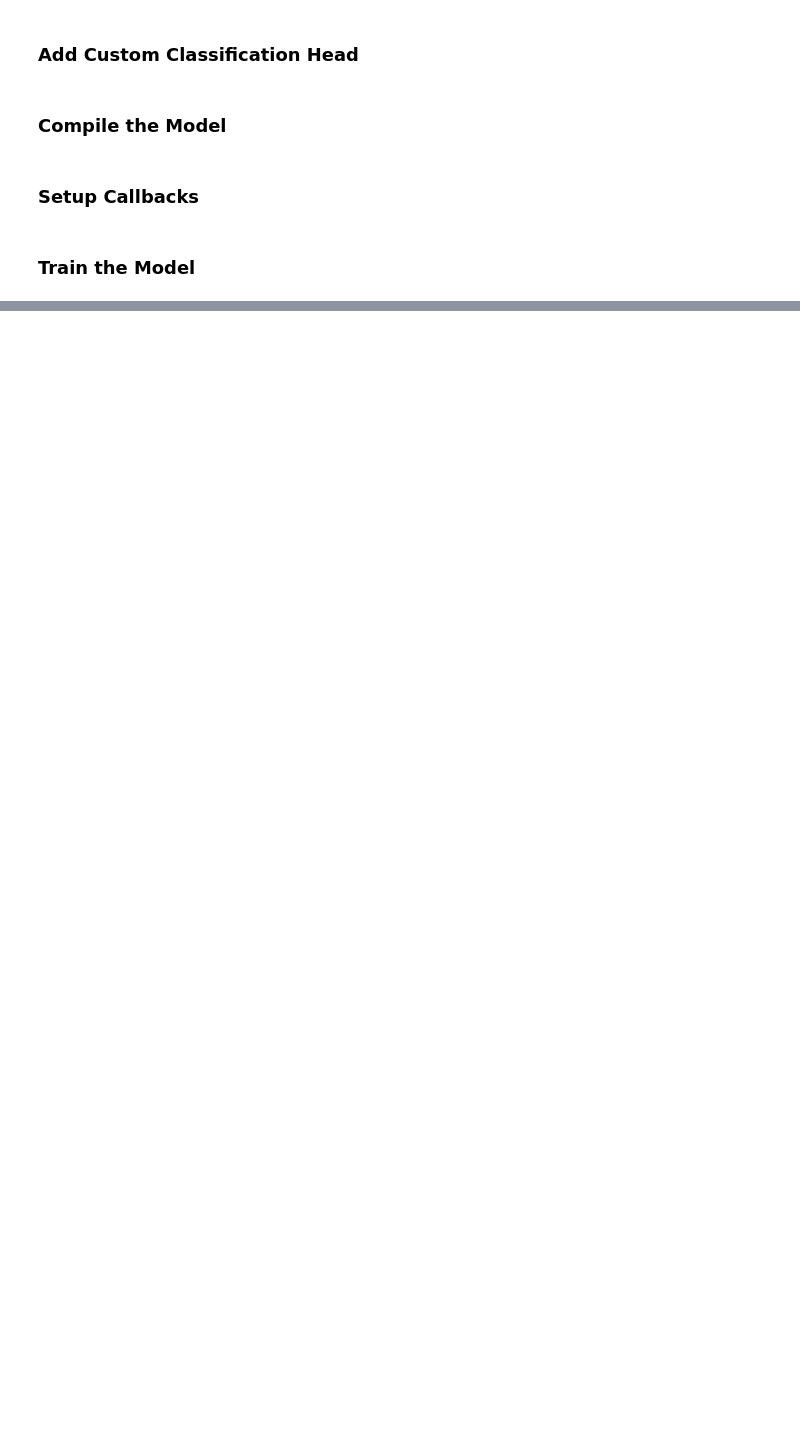
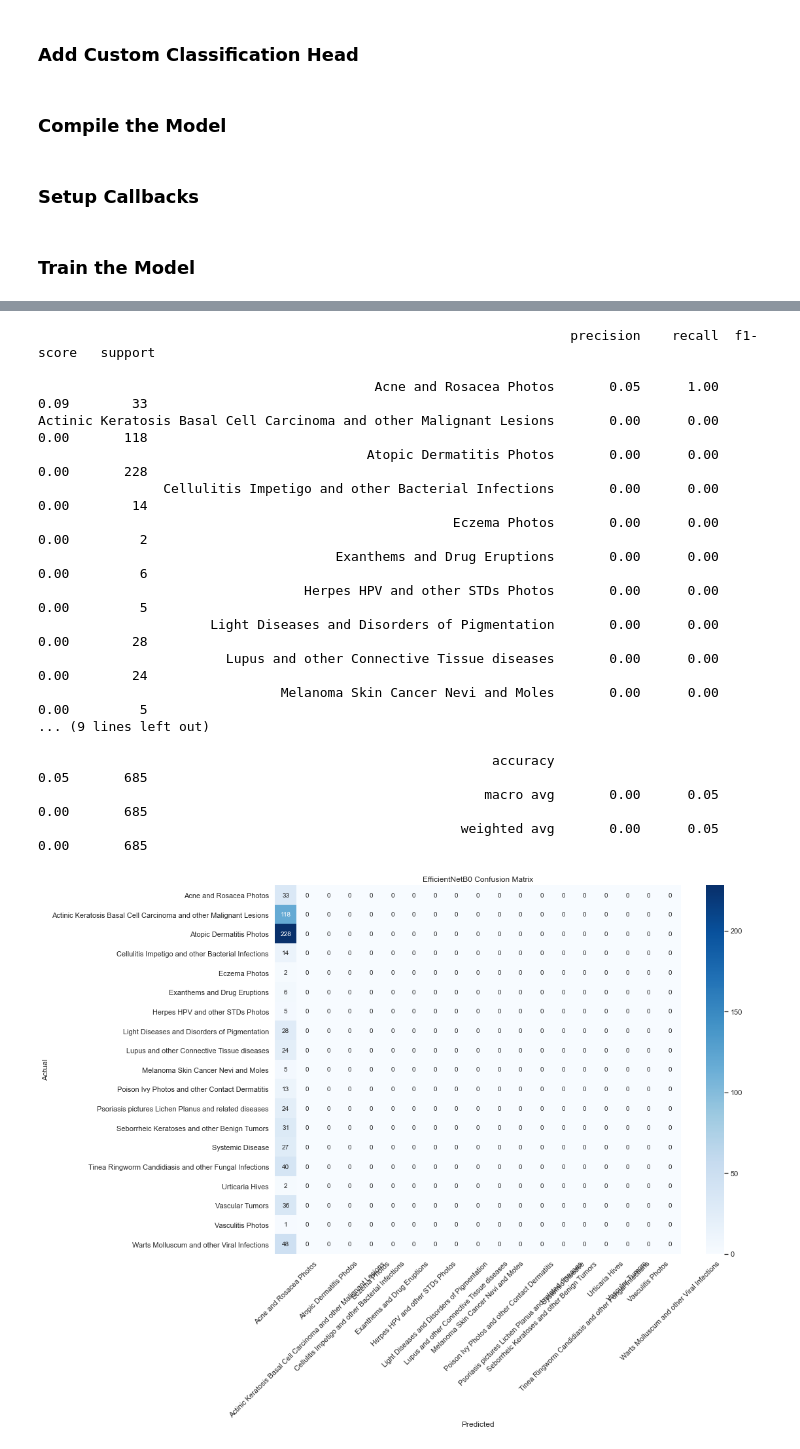
Before and after one commit to ericgiitwa/Skin_Disease_Detection_Project, a Jupyter notebook: Skin_Disease_Detection_Project.ipynb, the cells around one changed output, grey strips where cells are left out. Saved outputs shown, nothing was run; the diff lists cells and outputs as text; code cells hidden in the pictures; blank space fills up the shorter version.

```diff
--- a/Skin_Disease_Detection_Project.ipynb
+++ b/Skin_Disease_Detection_Project.ipynb
@@ -1183,9 +1213,9 @@ model_transfer = Model(inputs=base_model.input, outputs=predictions)
 # %% [markdown]
 ### Compile the Model
 # %%
-model_transfer.compile(
+model.compile(
     optimizer='adam',
-    loss='categorical_crossentropy',
+    loss='sparse_categorical_crossentropy',
     metrics=['accuracy']
 )
 # %% [markdown]
@@ -1195,12 +1225,3 @@ early_stop = EarlyStopping(monitor='val_loss', patience=5, restore_best_weights=
 reduce_lr = ReduceLROnPlateau(monitor='val_loss', factor=0.3, patience=3, min_lr=1e-6)
 # %% [markdown]
 ### Train the Model
-# %%
-history_transfer = model_transfer.fit(
-    train_generator,
-    validation_data=val_generator,
-    epochs=15,
-    callbacks=[early_stop, reduce_lr],
-    class_weight=class_weights_dict,
-    verbose=1
-)
@@ -1223,0 +1260,45 @@ Epoch 8/15
+# %%
+from sklearn.metrics import classification_report, confusion_matrix
+import numpy as np
+import seaborn as sns
+import matplotlib.pyplot as plt
+
+# Predict
+y_pred_probs = model_transfer.predict(test_generator)
+y_pred_classes = np.argmax(y_pred_probs, axis=1)
+y_true = test_generator.classes
+class_labels = list(test_generator.class_indices.keys())
+
+# Report
+print(classification_report(y_true, y_pred_classes, target_names=class_labels))
+
+# Confusion matrix
+cm = confusion_matrix(y_true, y_pred_classes)
+plt.figure(figsize=(16, 12))
+sns.heatmap(cm, annot=True, fmt='d', cmap='Blues',
+            xticklabels=class_labels, yticklabels=class_labels)
+plt.title('EfficientNetB0 Confusion Matrix')
+plt.xlabel('Predicted')
+plt.ylabel('Actual')
+plt.xticks(rotation=45)
+plt.tight_layout()
+plt.show()
+# %% [output]
+                                                                    precision    recall  f1-score   support
+
+                                           Acne and Rosacea Photos       0.05      1.00      0.09        33
+Actinic Keratosis Basal Cell Carcinoma and other Malignant Lesions       0.00      0.00      0.00       118
+                                          Atopic Dermatitis Photos       0.00      0.00      0.00       228
+                Cellulitis Impetigo and other Bacterial Infections       0.00      0.00      0.00        14
+                                                     Eczema Photos       0.00      0.00      0.00         2
+                                      Exanthems and Drug Eruptions       0.00      0.00      0.00         6
+                                  Herpes HPV and other STDs Photos       0.00      0.00      0.00         5
+                      Light Diseases and Disorders of Pigmentation       0.00      0.00      0.00        28
+                        Lupus and other Connective Tissue diseases       0.00      0.00      0.00        24
+                               Melanoma Skin Cancer Nevi and Moles       0.00      0.00      0.00         5
+... (9 lines left out)
+
+                                                          accuracy                           0.05       685
+                                                         macro avg       0.00      0.05      0.00       685
+                                                      weighted avg       0.00      0.05      0.00       685
+[figure, added]
```
Also changed, not shown: parts of 8 cells of this notebook.
